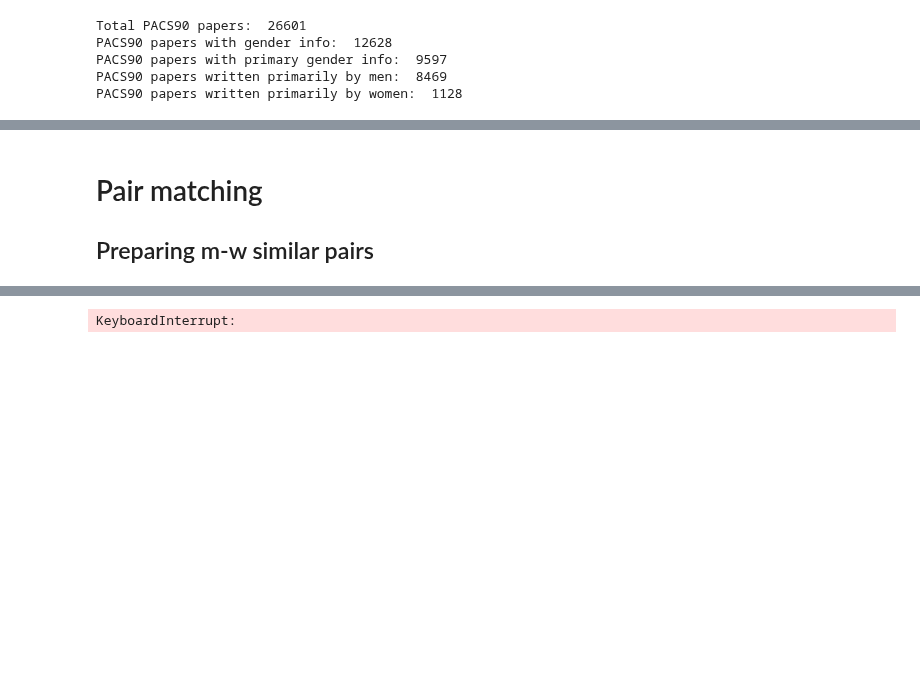
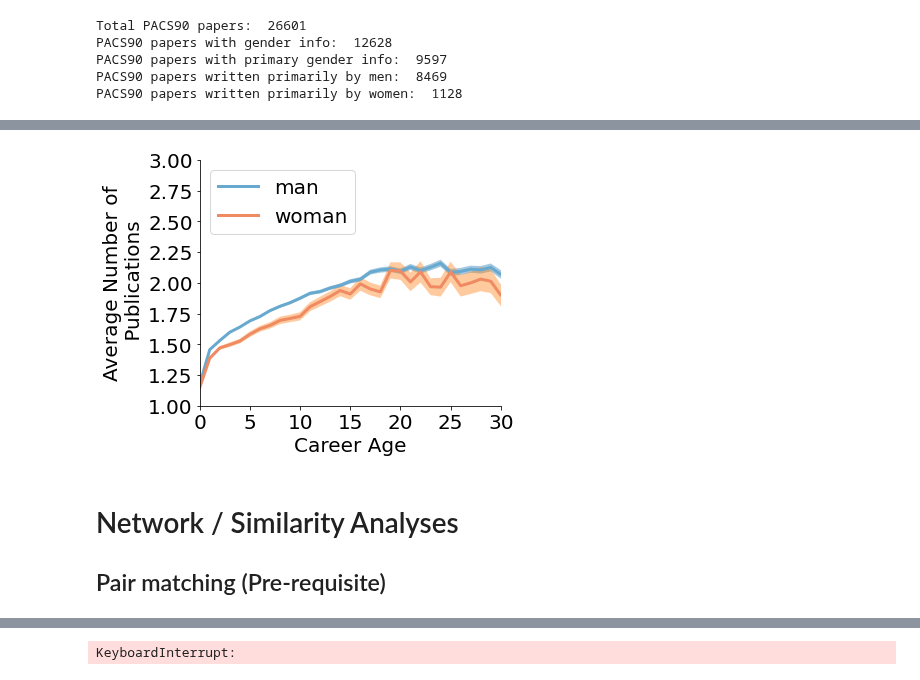
Before and after one commit to therobinkay/firstmover, a Jupyter notebook: main.ipynb, the cells around one changed output, grey strips where cells are left out. Cells and saved outputs as stored; diff of their text form; code cells hidden in the pictures; blank space fills up the shorter version.

Commit message:
updated citation analyses, basic statistics analyses, and centrality analyses

```diff
--- a/main.ipynb
+++ b/main.ipynb
@@ -103,4 +208,65 @@ PACS90 papers written primarily by women:  1128
+# %%
+# Calculate standard error for the shaded area in plots
+
+semlist1, semlist2 = [], []
+
+for i in range(len(subdata_m)):
+    semlist1.append(subdata_m["count"]['std'][i]/math.sqrt(subdata_m["count"]['count'][i]))
+subdata_m['sem'] = semlist1
+
+for i in range(len(subdata_w)):
+    semlist2.append(subdata_w["count"]['std'][i]/math.sqrt(subdata_w["count"]['count'][i]))
+subdata_w['sem'] = semlist2
+
+# Append to the existing DataFrames
+subdata_m = subdata_m.set_index('ca').reindex(range(
+    subdata_m.ca.min(),subdata_m.ca.max()+1)).fillna(np.nan).reset_index()
+subdata_w = subdata_w.set_index('ca').reindex(range(
+    subdata_w.ca.min(),subdata_w.ca.max()+1)).fillna(np.nan).reset_index()
+# %%
+# Career age vs. Average number of publications (plot)
+
+fig, ax = plt.subplots(figsize=(6,4.5))
+right_side = ax.spines["right"]
+top_side = ax.spines["top"]
+right_side.set_visible(False)
+top_side.set_visible(False)
+
+# Men authors
+plt.plot(subdata_m.ca,subdata_m["count"]["mean"],"-",label="man",
+         color='#67a9cf', lw=3)
+
+# shading the SE area (man)
+X  = np.linspace(min(subdata_m.ca),max(subdata_m.ca),subdata_m.ca.nunique())
+plt.fill_between(X,
+                 subdata_m["count"]["mean"] + subdata_m["sem"],
+                 subdata_m["count"]["mean"] - subdata_m["sem"],
+                 color='C0',alpha=.4,edgecolor="none")
+
+# Women authors
+plt.plot(subdata_w.ca,subdata_w["count"]["mean"],"-",label="woman",
+         color='#ef8a62', lw=3)
+
+# shading the SE area (woman)
+X  = np.linspace(min(subdata_w.ca),max(subdata_w.ca),subdata_w.ca.nunique())
+plt.fill_between(X,
+                 subdata_w["count"]["mean"] + subdata_w["sem"],
+                 subdata_w["count"]["mean"] - subdata_w["sem"],
+                 color='C1',alpha=.4,edgecolor="none")
+
+plt.xticks(fontsize=20)
+plt.yticks(fontsize=20)
+plt.xlabel("Career Age",fontsize=20)
+plt.ylabel("Average Number of\n Publications",fontsize=20)
+plt.xlim(xmin=0, xmax=30)
+plt.ylim(ymin=1, ymax=3)
+plt.legend(loc='upper left', fontsize=20)
+
+plt.tight_layout()
+fig.savefig(f"/Users/robinkong/codes/Fig_1B.pdf")
+# %% [output]
+[figure, added]
 # %% [markdown]
-# Pair matching
+# Network / Similarity Analyses
 
-## Preparing m-w similar pairs
+## Pair matching (Pre-requisite)
```
Also changed, not shown: parts of 38 cells of this notebook.
